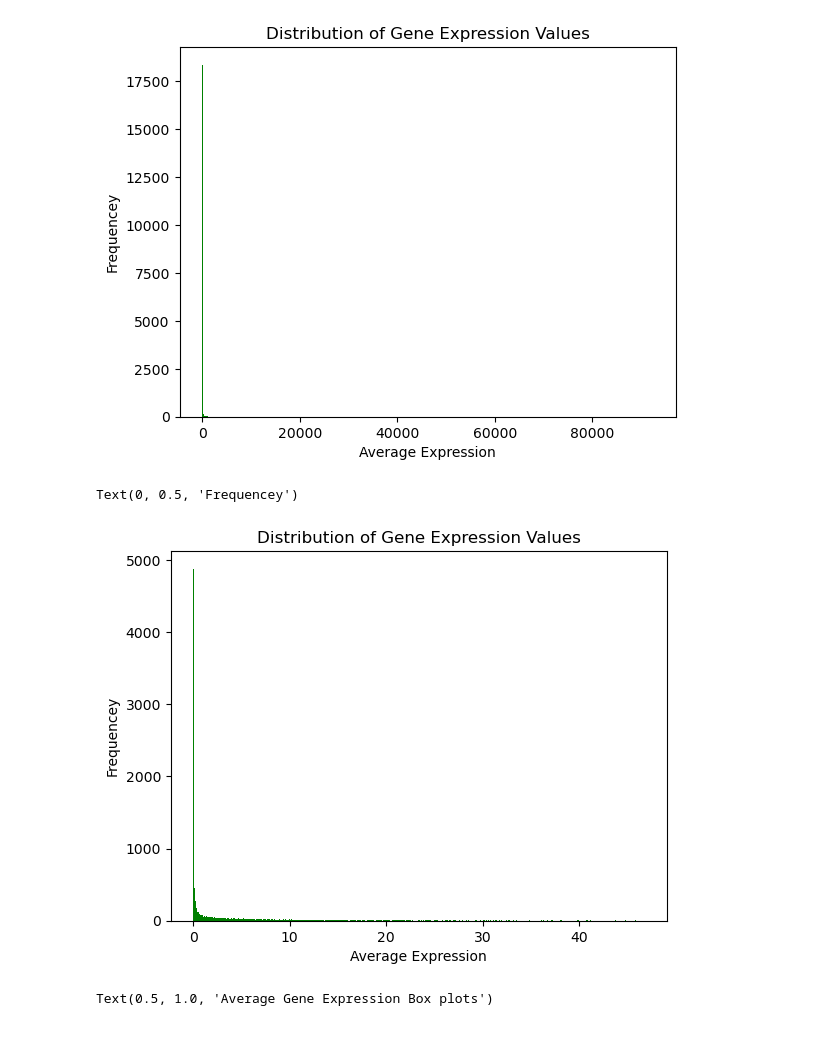
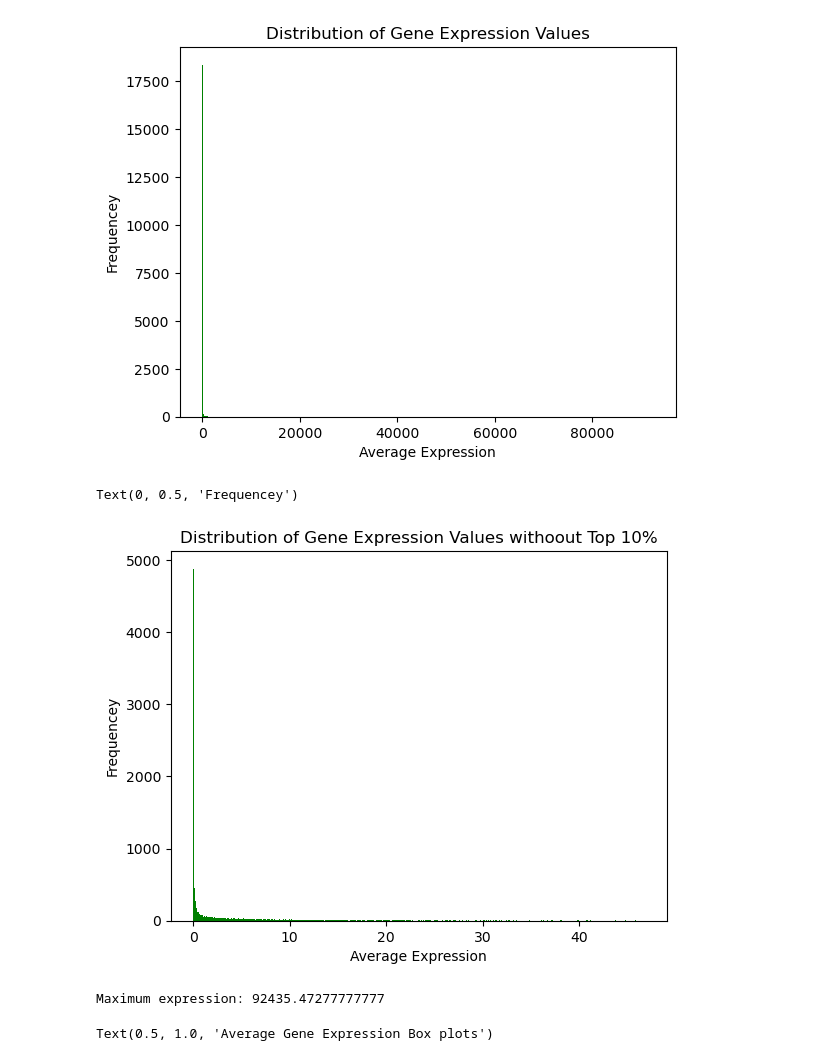
Before and after one commit to Karthik-A-P/AIBD-Project, a Jupyter notebook: EDA.ipynb, the cells around one changed output. Saved outputs shown, nothing was run; the diff lists cells and outputs as text; code cells hidden in the pictures.

```diff
--- a/EDA.ipynb
+++ b/EDA.ipynb
@@ -73,12 +73,16 @@ top_90 = np.percentile(avg_expression,q=90)
 filtered = [i for i in avg_expression if i < top_90]
 # %%
 plt.hist(filtered, color = 'g', bins = 1000)
-plt.title('Distribution of Gene Expression Values')
+plt.title('Distribution of Gene Expression Values withoout Top 10%')
 plt.xlabel('Average Expression')
 plt.ylabel('Frequencey')
 # %% [output]
 Text(0, 0.5, 'Frequencey')
-[figure, old version]
+[figure, new version]
+# %%
+print('Maximum expression:', max(avg_expression))
+# %% [output]
+Maximum expression: 92435.47277777777
 # %%
 values = {
     'Covid': avg_expression_covid,
```
Also changed, not shown: parts of 4 cells of this notebook.
